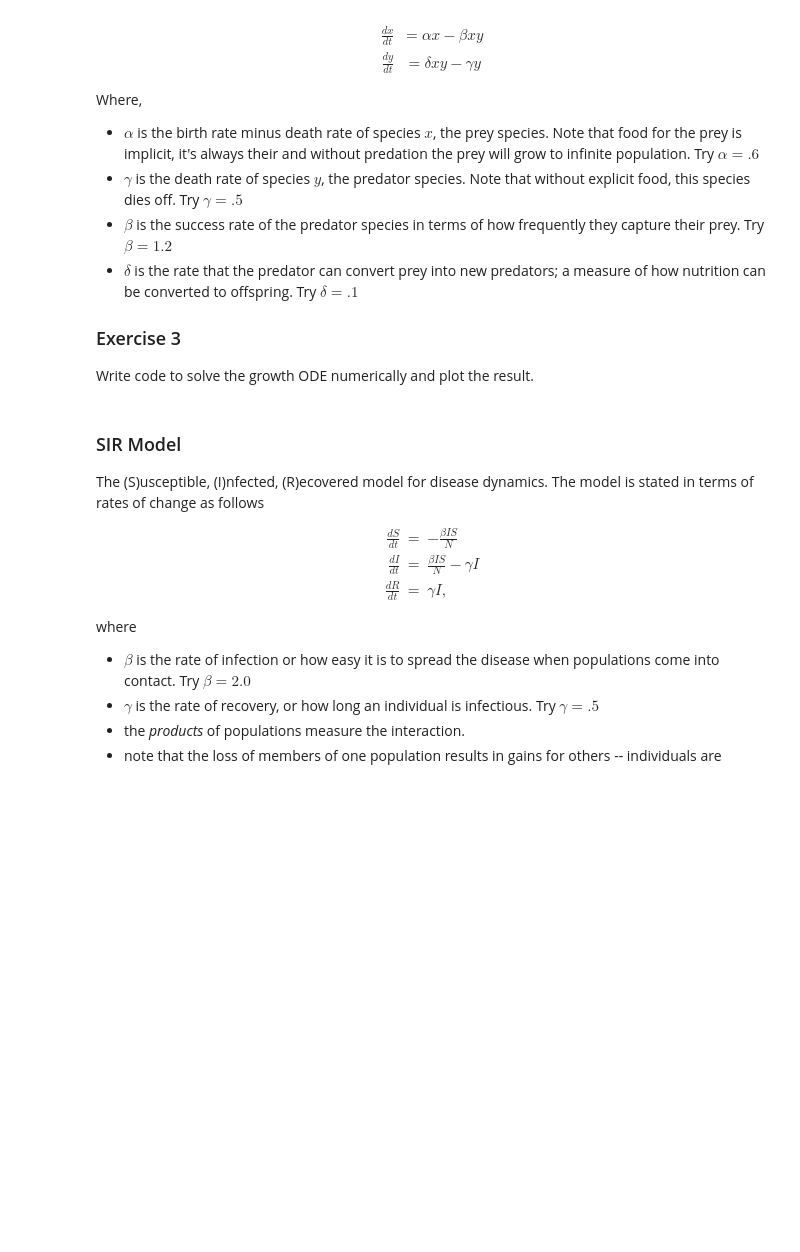
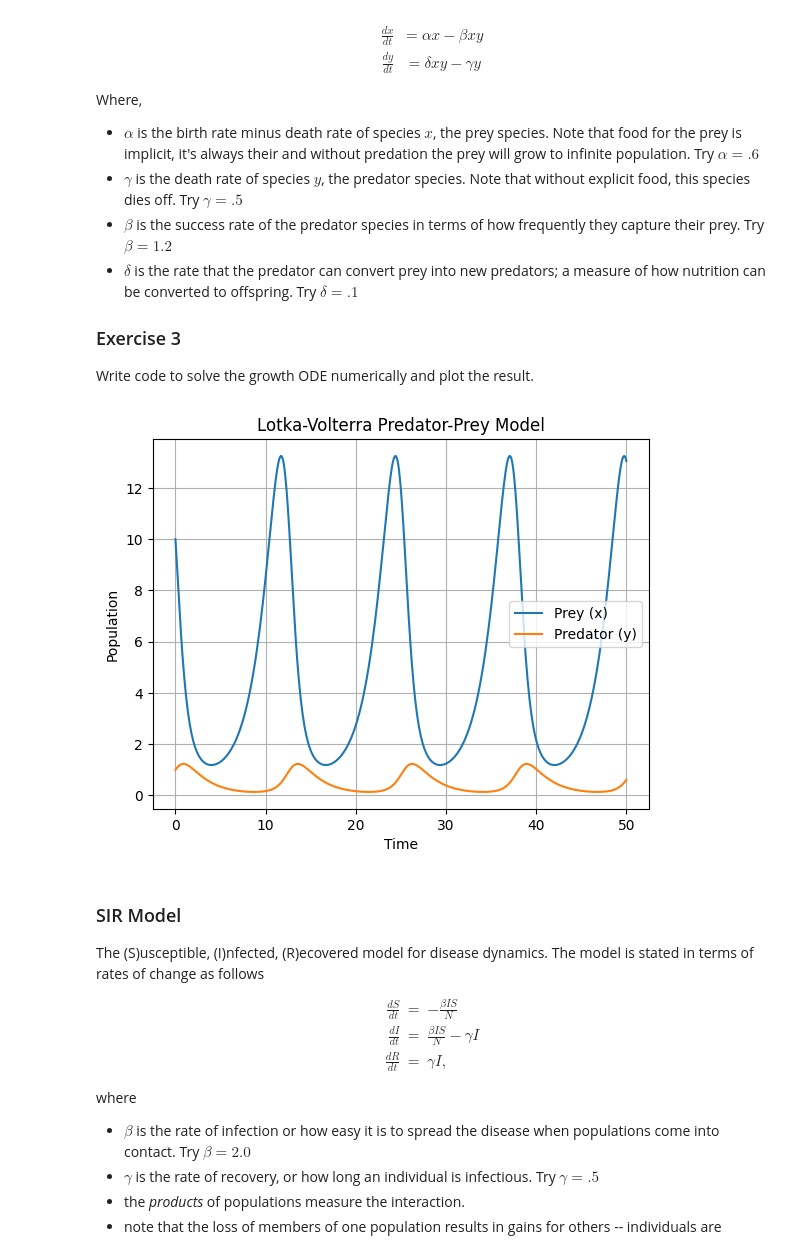
Before and after one commit to Leo-Petersen/ODEs-for-population-and-disease-modelling, a Jupyter notebook: Introduction to Population Modeling_2026Student.ipynb, the cells around one changed output. Cells and saved outputs as stored; diff of their text form; code cells hidden in the pictures; blank space fills up the shorter version.

```diff
--- a/Introduction to Population Modeling_2026Student.ipynb
+++ b/Introduction to Population Modeling_2026Student.ipynb
@@ -53,6 +118,36 @@ Where,
 
 ### Exercise 3
 Write code to solve the growth ODE numerically and plot the result.
+# %%
+# Lotka-Volterra: dx/dt = alpha*x - beta*x*y
+#                 dy/dt = delta*x*y - gamma*y
+def lotka_volterra(t, y, p):
+    x, yy = y[0], y[1]
+    alpha = p['alpha']
+    beta = p['beta']
+    delta = p['delta']
+    gamma = p['gamma']
+    dxdt = alpha * x - beta * x * yy
+    dydt = delta * x * yy - gamma * yy
+    return np.array([dxdt, dydt])
+
+p = {'alpha': 0.6, 'beta': 1.2, 'delta': 0.1, 'gamma': 0.5}
+y0 = [10.0, 1.0]
+t_span = (0, 50)
+
+t, y = solve_ode(lotka_volterra, t_span, y0, 'rk45', p)
+
+plt.figure()
+plt.plot(t, y[:, 0], label='Prey (x)')
+plt.plot(t, y[:, 1], label='Predator (y)')
+plt.xlabel('Time')
+plt.ylabel('Population')
+plt.title('Lotka-Volterra Predator-Prey Model')
+plt.legend()
+plt.grid(True)
+plt.show()
+# %% [output]
+[figure, added]
 # %% [markdown]
 ### SIR Model
 
```
Also changed, not shown: parts of 4 cells of this notebook, 1 other file.
